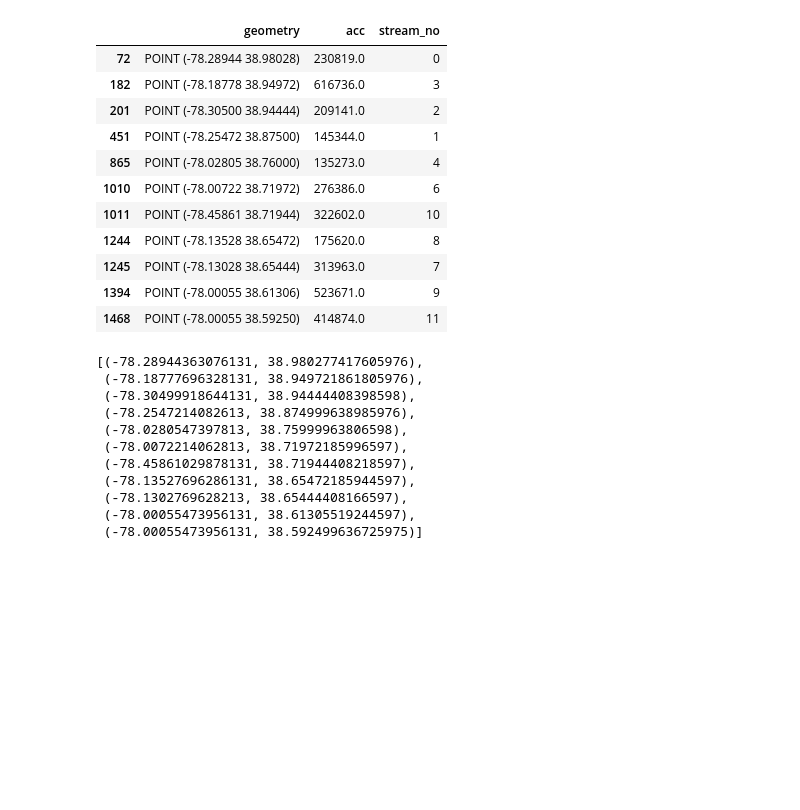
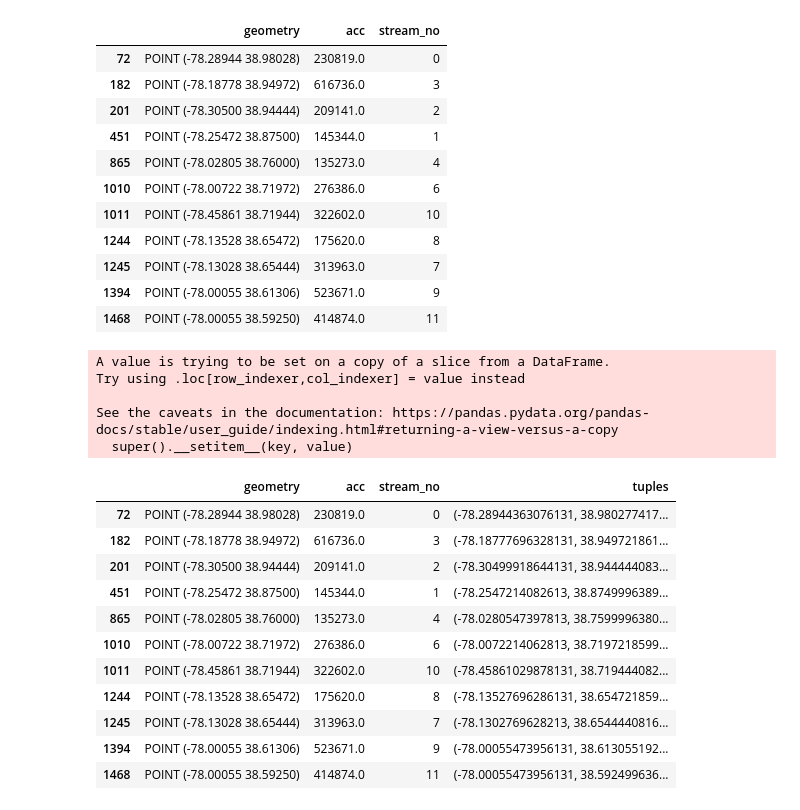
Before and after one commit to ntlewis1251/Nick-Lewis-Research, a Jupyter notebook: working_files/get_basins.ipynb, the cells around one changed output. Cells and saved outputs as stored; diff of their text form; code cells hidden in the pictures; blank space fills up the shorter version.

```diff
--- a/working_files/get_basins.ipynb
+++ b/working_files/get_basins.ipynb
@@ -138,16 +124,23 @@ pour_points_df
 | 1468 | POINT (-78.00055 38.59250) | 414874.0 | 11 |
 # %%
 pour_points = [(point.x, point.y) for point in pour_points_df.geometry]
-pour_points
+pour_points_df['tuples'] = pour_points
+pour_points_df
 # %% [output]
-[(-78.28944363076131, 38.980277417605976),
- (-78.18777696328131, 38.949721861805976),
- (-78.30499918644131, 38.94444408398598),
- (-78.2547214082613, 38.874999638985976),
- (-78.0280547397813, 38.75999963806598),
- (-78.0072214062813, 38.71972185996597),
- (-78.45861029878131, 38.71944408218597),
- (-78.13527696286131, 38.65472185944597),
- (-78.1302769628213, 38.65444408166597),
- (-78.00055473956131, 38.61305519244597),
- (-78.00055473956131, 38.592499636725975)]
+A value is trying to be set on a copy of a slice from a DataFrame.
+Try using .loc[row_indexer,col_indexer] = value instead
+
+See the caveats in the documentation: https://pandas.pydata.org/pandas-docs/stable/user_guide/indexing.html#returning-a-view-versus-a-copy
+  super().__setitem__(key, value)
+|  | geometry | acc | stream_no | tuples |
+| 72 | POINT (-78.28944 38.98028) | 230819.0 | 0 | (-78.28944363076131, 38.980277417... |
+| 182 | POINT (-78.18778 38.94972) | 616736.0 | 3 | (-78.18777696328131, 38.949721861... |
+| 201 | POINT (-78.30500 38.94444) | 209141.0 | 2 | (-78.30499918644131, 38.944444083... |
+| 451 | POINT (-78.25472 38.87500) | 145344.0 | 1 | (-78.2547214082613, 38.8749996389... |
+| 865 | POINT (-78.02805 38.76000) | 135273.0 | 4 | (-78.0280547397813, 38.7599996380... |
+| 1010 | POINT (-78.00722 38.71972) | 276386.0 | 6 | (-78.0072214062813, 38.7197218599... |
+| 1011 | POINT (-78.45861 38.71944) | 322602.0 | 10 | (-78.45861029878131, 38.719444082... |
+| 1244 | POINT (-78.13528 38.65472) | 175620.0 | 8 | (-78.13527696286131, 38.654721859... |
+| 1245 | POINT (-78.13028 38.65444) | 313963.0 | 7 | (-78.1302769628213, 38.6544440816... |
+| 1394 | POINT (-78.00055 38.61306) | 523671.0 | 9 | (-78.00055473956131, 38.613055192... |
+| 1468 | POINT (-78.00055 38.59250) | 414874.0 | 11 | (-78.00055473956131, 38.592499636... |
```
Also changed, not shown: parts of 1 cell of this notebook, 1 other file.
